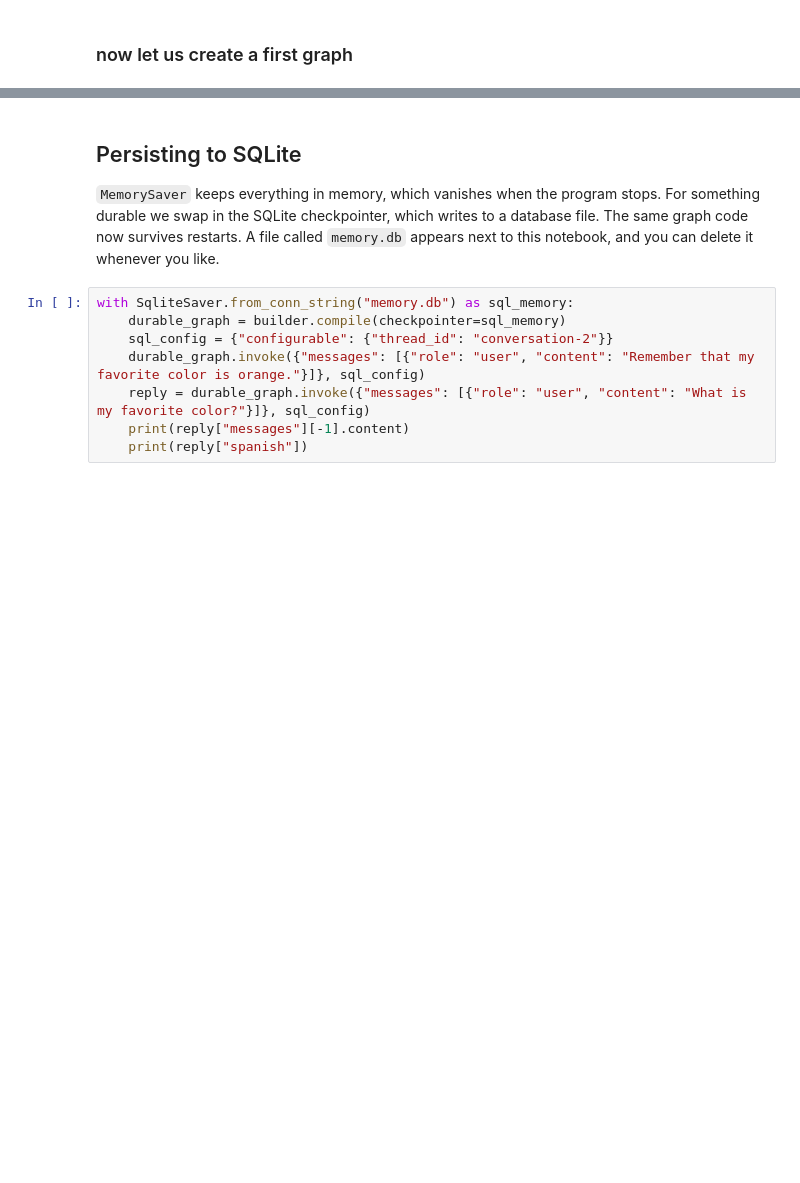
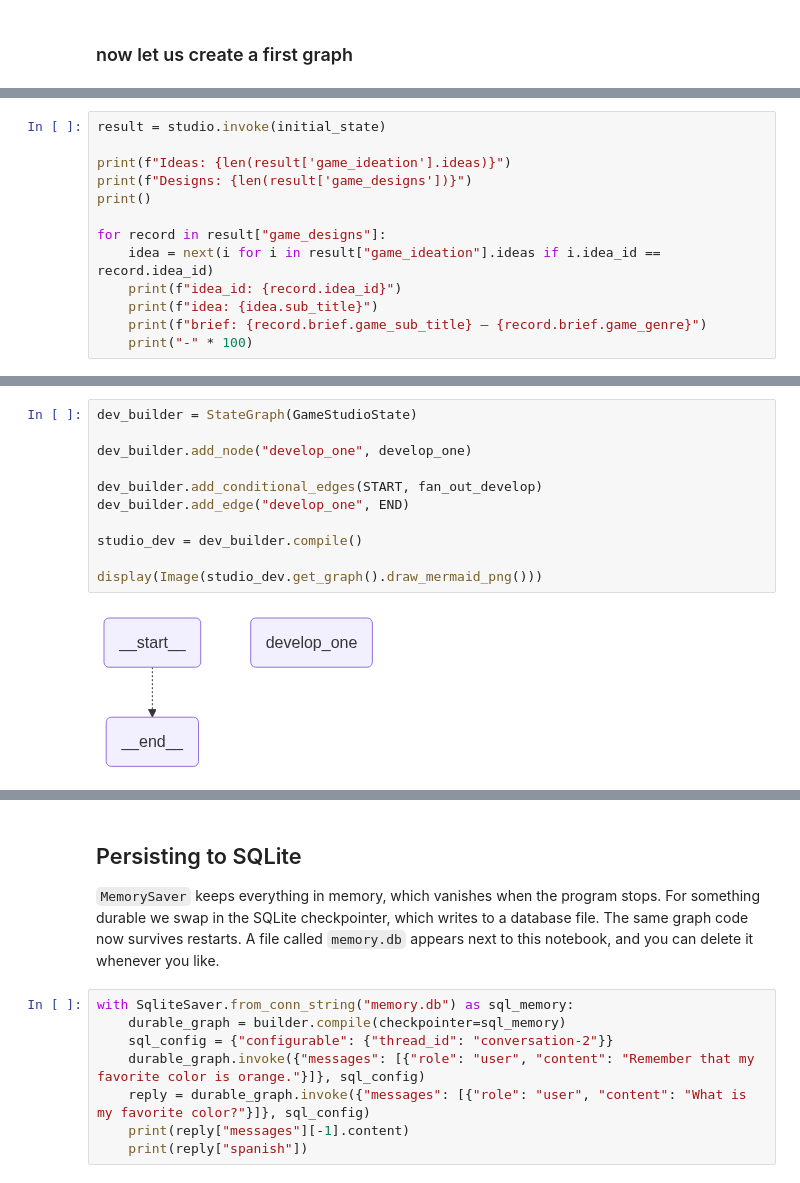
Before and after one commit to mabstruct/pingmab-agents, a Jupyter notebook: 4_langchain_langgraph/mab_gamestudio_study.ipynb, the cells around one changed output, grey strips where cells are left out. Saved outputs shown, nothing was run; the diff lists cells and outputs as text; blank space fills up the shorter version.

```diff
--- a/4_langchain_langgraph/mab_gamestudio_study.ipynb
+++ b/4_langchain_langgraph/mab_gamestudio_study.ipynb
@@ -366,0 +477,13 @@ Comedic Stealth / Puzzle
+# %%
+result = studio.invoke(initial_state)
+
+print(f"Ideas: {len(result['game_ideation'].ideas)}")
+print(f"Designs: {len(result['game_designs'])}")
+print()
+
+for record in result["game_designs"]:
+    idea = next(i for i in result["game_ideation"].ideas if i.idea_id == record.idea_id)
+    print(f"idea_id: {record.idea_id}")
+    print(f"idea: {idea.sub_title}")
+    print(f"brief: {record.brief.game_sub_title} — {record.brief.game_genre}")
+    print("-" * 100)
@@ -366,0 +779,13 @@ Comedic Stealth / Puzzle
+# %%
+dev_builder = StateGraph(GameStudioState)
+
+dev_builder.add_node("develop_one", develop_one)
+
+dev_builder.add_conditional_edges(START, fan_out_develop)
+dev_builder.add_edge("develop_one", END)
+
+studio_dev = dev_builder.compile()
+
+display(Image(studio_dev.get_graph().draw_mermaid_png()))
+# %% [output]
+[figure, added]
```
Also changed, not shown: parts of 18 cells of this notebook, 5 other files.
